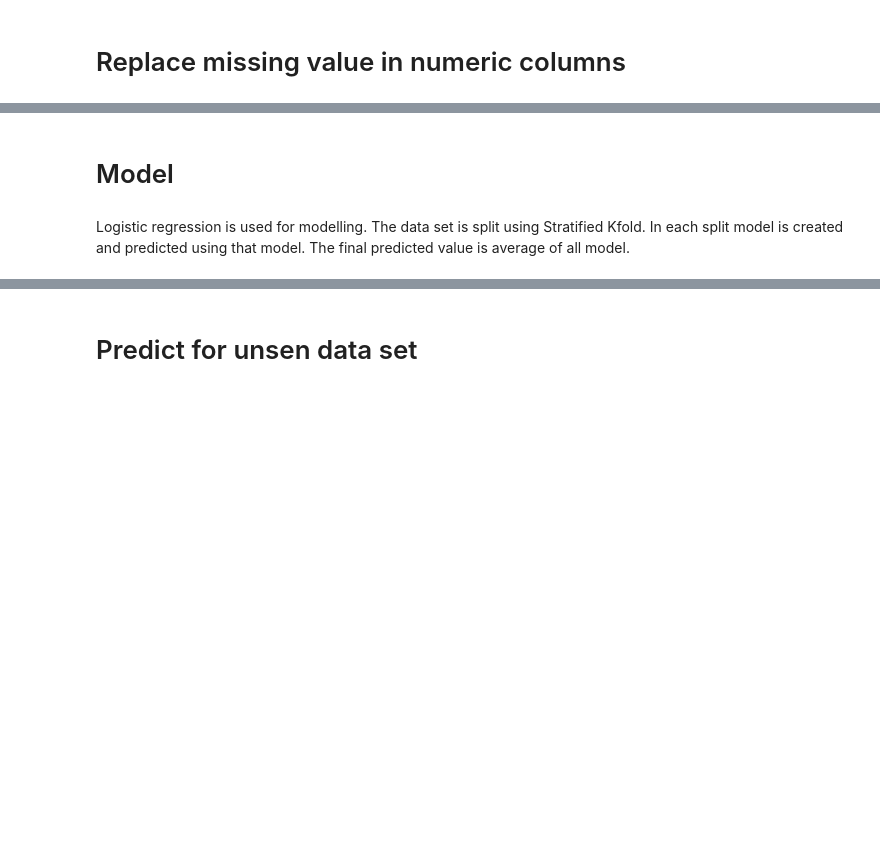
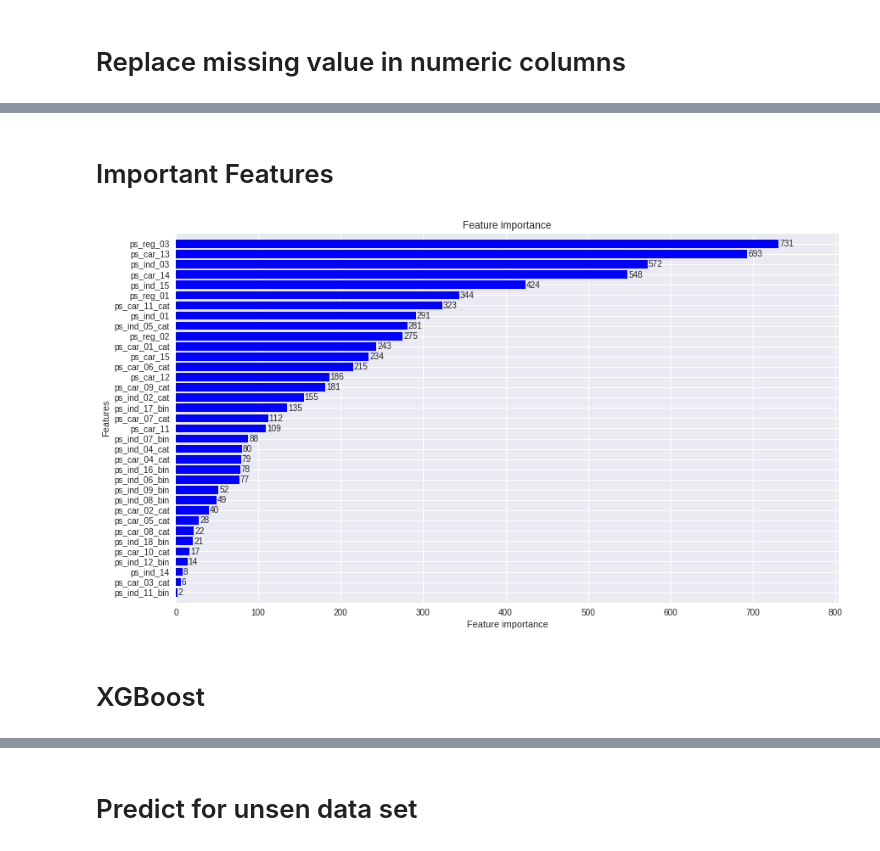
Before and after one commit to sudhirln92/kaggle-competitions, a Jupyter notebook: Porto/porto_driver4.ipynb, the cells around one changed output, grey strips where cells are left out. Saved outputs shown, nothing was run; the diff lists cells and outputs as text; code cells hidden in the pictures; blank space fills up the shorter version.

```diff
--- a/Porto/porto_driver4.ipynb
+++ b/Porto/porto_driver4.ipynb
@@ -235,5 +169,4 @@ Index(['target', 'ps_ind_04_cat', 'ps_ind_06_bin', 'ps_ind_07_bin',
 # %%
-X = train1.drop(['target','id'],axis=1)
-y = train1['target']
-x_test = test1.drop('id',axis=1)
-del train1,test1
+X = train.drop(['target','id'],axis=1)
+y = train['target']
+x_test = test.drop('id',axis=1)
@@ -239,0 +206,13 @@ del train1,test1
+# %%
+#Kfold
+kf = StratifiedKFold(n_splits =10,random_state=seed,shuffle=True)
+pred_test_full=0
+i=1
+for train_index,test_index in kf.split(X,y):
+    print('{} of KFold {}'.format(i,kf.n_splits))
+    xtr,xvl = X.loc[train_index], X.loc[test_index]
+    ytr,yvl = y.loc[train_index], y.loc[test_index]
+
+    pred_test,lg_model = runLGB(xtr,xvl,ytr,yvl,x_test,eta=0.1,num_rounds=500,max_depth=5)
+    pred_test_full +=pred_test
+    i+=1
@@ -240,4 +239,10 @@ del train1,test1
+# %% [markdown]
+# Important Features
+# %%
+fig,ax = plt.subplots(figsize=(14,8))
+lgb.plot_importance(lg_model,height=0.8,max_num_features=None,ax=ax,color='b')
+plt.show()
+# %% [output]
+[figure, added]
 # %% [markdown]
-# Model
+# XGBoost
-# %% [markdown]
-Logistic regression is used for modelling. The data set is split using Stratified Kfold. In each split model is created and predicted using that model. The final predicted value is average of all model.
```
Also changed, not shown: parts of 31 cells of this notebook, 3 other files.
